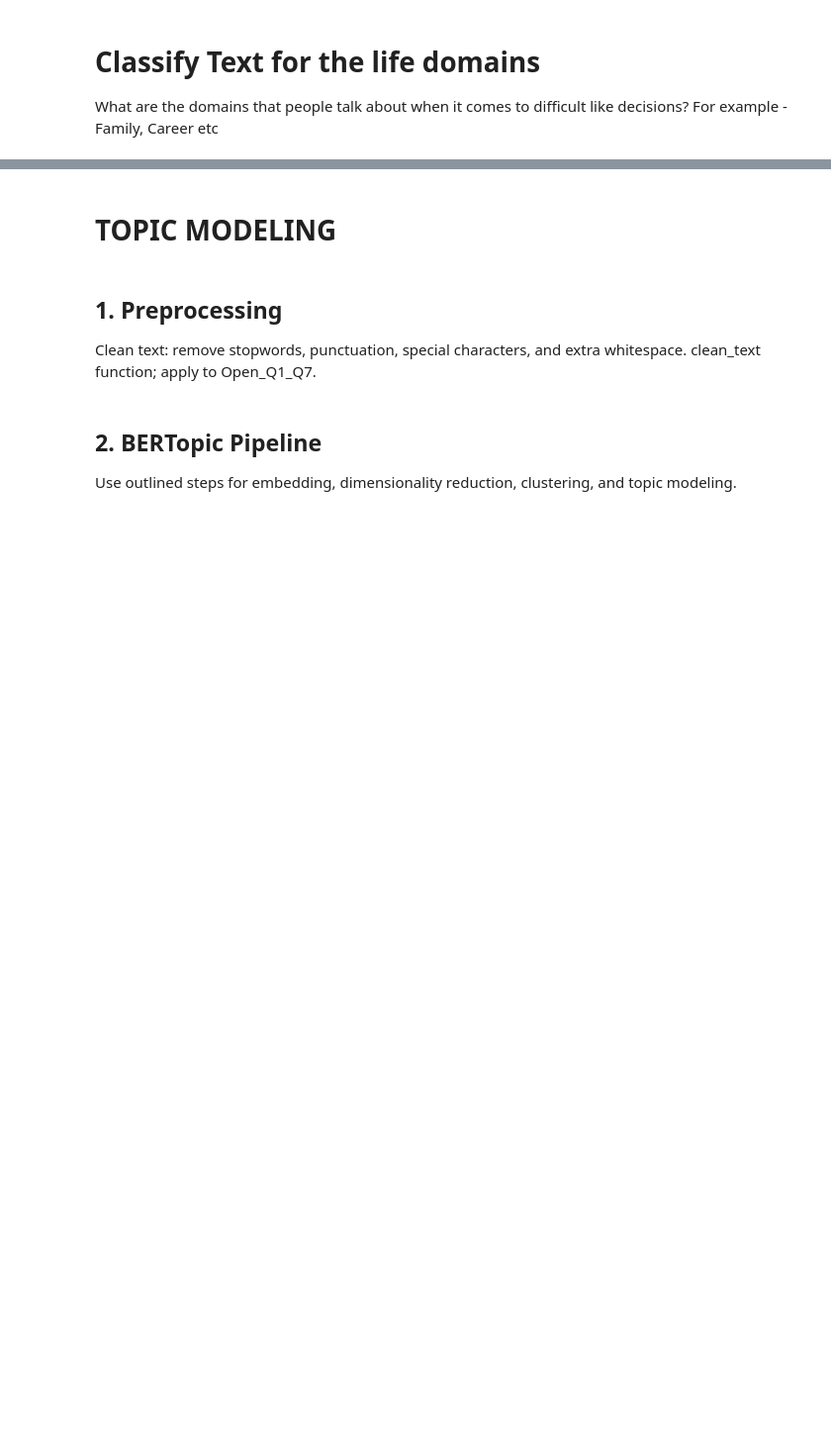
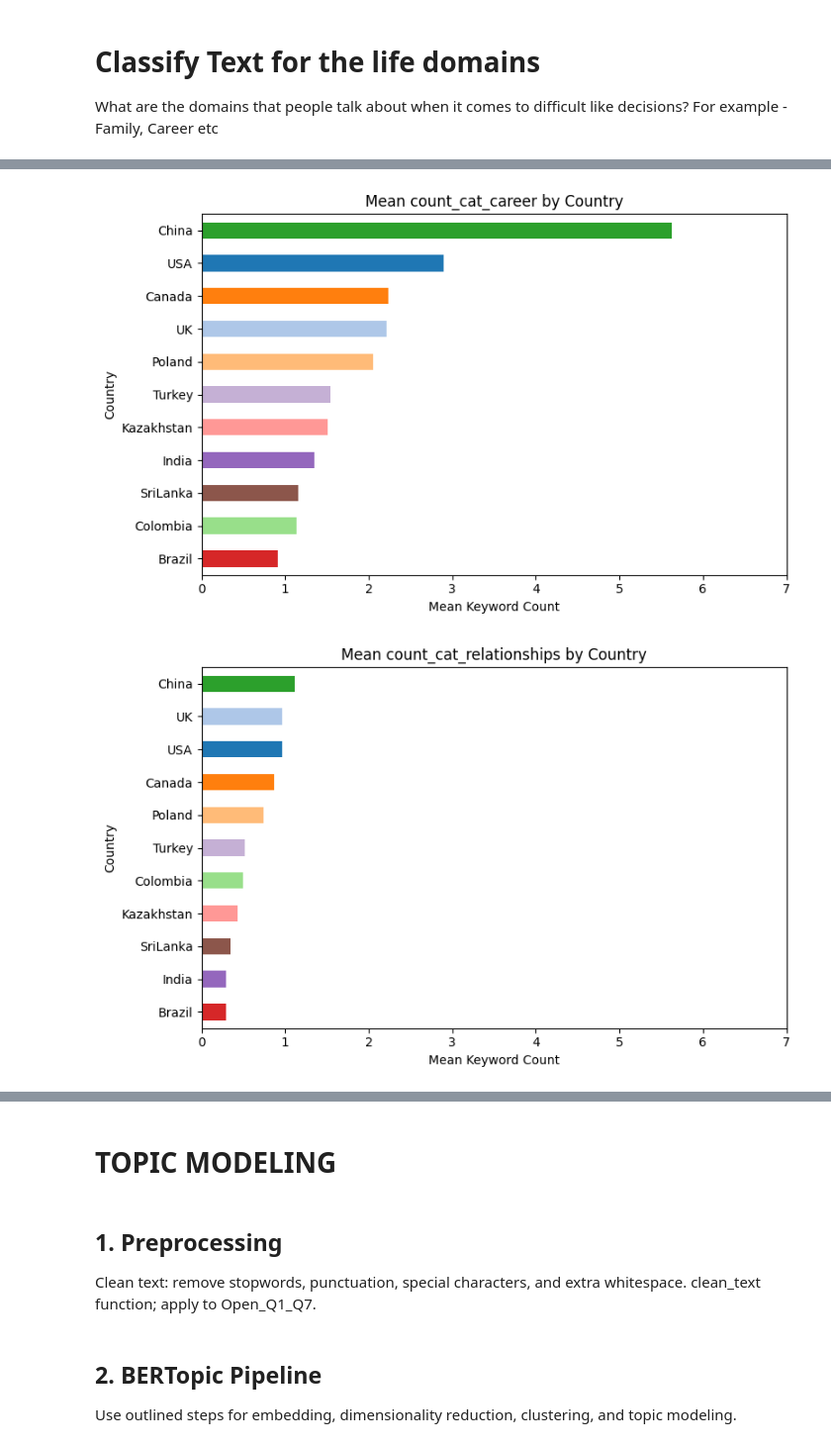
Before and after one commit to vvader24/WJC, a Jupyter notebook: Vinita/Study1_final.ipynb, the cells around one changed output, grey strips where cells are left out. Shown at 99% size. Drawn from its saved outputs; the diff is of its cells as text; code cells hidden in the pictures; blank space fills up the shorter version.

```diff
--- a/Vinita/Study1_final.ipynb
+++ b/Vinita/Study1_final.ipynb
@@ -462,23 +493,26 @@ for cat_var in llm_cat_vars:
 # %%
 import matplotlib.pyplot as plt
 
-# List of count_cat columns (count-based category scores)
-llm_count_vars = [col for col in count_df.columns if col.startswith('count_cat_')]
+# List of count_cat columns (count-based category scores) from merged_df
+count_cat_vars = [col for col in merged_df.columns if col.startswith('count_cat_')]
 
-# For each llm_count variable, plot country-wise mean score as a horizontal bar chart
-for count_var in llm_count_vars:
+# For each count_cat variable, plot country-wise mean score as a horizontal bar chart
+for count_var in count_cat_vars:
     # Compute mean score per country, drop NaN
     country_means = merged_df.groupby('country')[count_var].mean().dropna()
     # Sort descending
     country_means = country_means.sort_values(ascending=False)
 
     plt.figure(figsize=(8, 5))
     bar_colors = [country_color_map[country] for country in country_means.index]
     country_means.plot(kind='barh', color=bar_colors)
     plt.gca().invert_yaxis()  # Highest at top
     plt.title(f"Mean {count_var} by Country")
     plt.xlabel("Mean Keyword Count")
     plt.ylabel("Country")
     plt.xlim(0, 7)  # Set scale from 0 to 7
     plt.tight_layout()
     plt.show()
+# %% [output]
+[figure, added]
+[figure, added]
```
Also changed, not shown: parts of 9 cells of this notebook.
